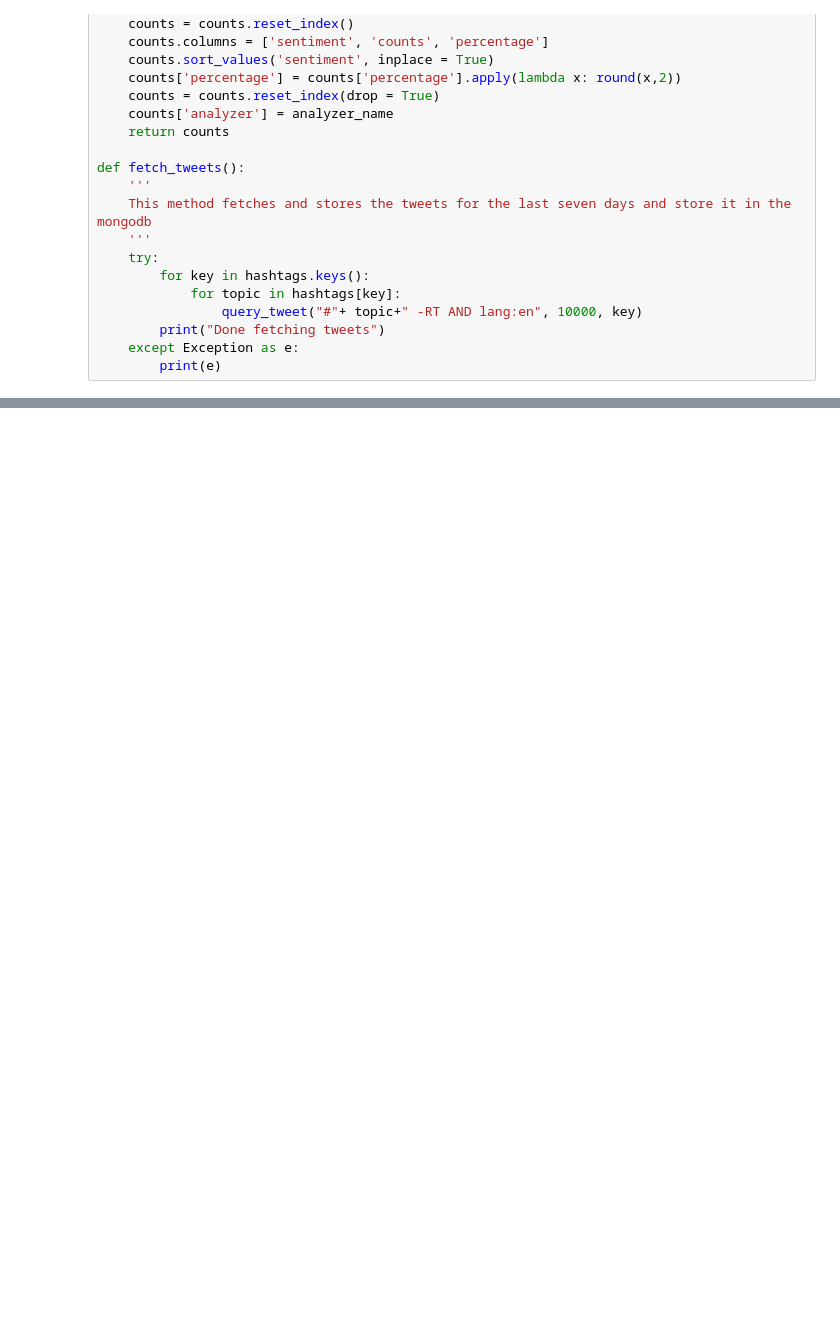
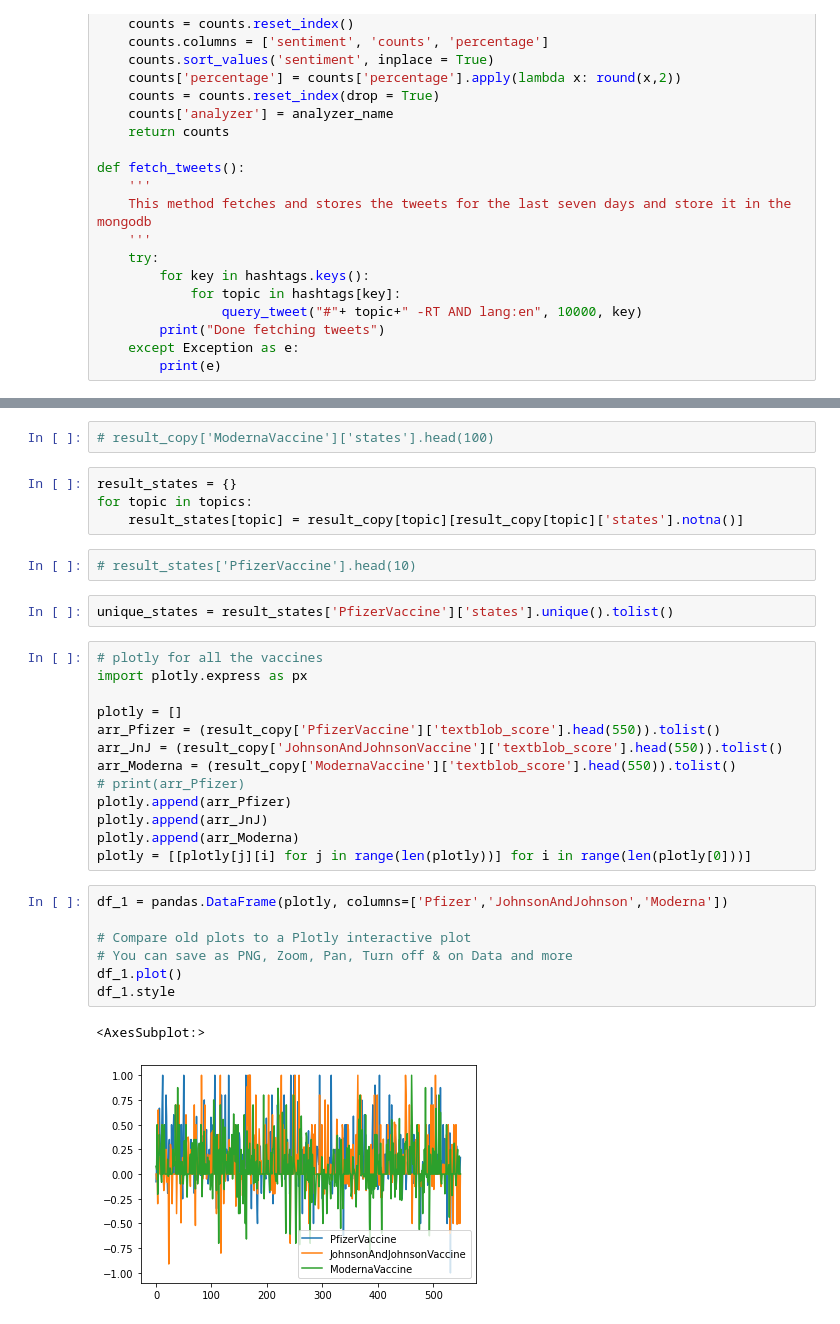
Before and after one commit to NavyaKiran/sentiment-analysis, a Jupyter notebook: test.ipynb, the cells around one changed output, grey strips where cells are left out. Cells and saved outputs as stored; diff of their text form; blank space fills up the shorter version.

```diff
--- a/test.ipynb
+++ b/test.ipynb
@@ -246,0 +347,33 @@ for topic in topics:
+# %%
+# result_copy['ModernaVaccine']['states'].head(100)
+# %%
+result_states = {}
+for topic in topics:
+    result_states[topic] = result_copy[topic][result_copy[topic]['states'].notna()]
+# %%
+# result_states['PfizerVaccine'].head(10)
+# %%
+unique_states = result_states['PfizerVaccine']['states'].unique().tolist()
+# %%
+# plotly for all the vaccines
+import plotly.express as px
+
+plotly = []
+arr_Pfizer = (result_copy['PfizerVaccine']['textblob_score'].head(550)).tolist()
+arr_JnJ = (result_copy['JohnsonAndJohnsonVaccine']['textblob_score'].head(550)).tolist()
+arr_Moderna = (result_copy['ModernaVaccine']['textblob_score'].head(550)).tolist()
+# print(arr_Pfizer)
+plotly.append(arr_Pfizer)
+plotly.append(arr_JnJ)
+plotly.append(arr_Moderna)
+plotly = [[plotly[j][i] for j in range(len(plotly))] for i in range(len(plotly[0]))]
+# %%
+df_1 = pandas.DataFrame(plotly, columns=['Pfizer','JohnsonAndJohnson','Moderna'])
+
+# Compare old plots to a Plotly interactive plot
+# You can save as PNG, Zoom, Pan, Turn off & on Data and more
+df_1.plot()
+df_1.style
+# %% [output]
+<AxesSubplot:>
+[figure, added]
```
Also changed, not shown: parts of 8 cells of this notebook, 3 other files.
